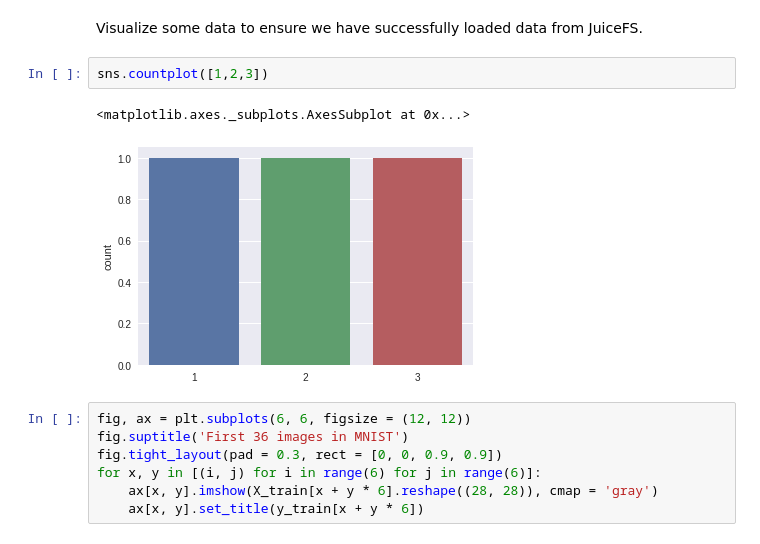
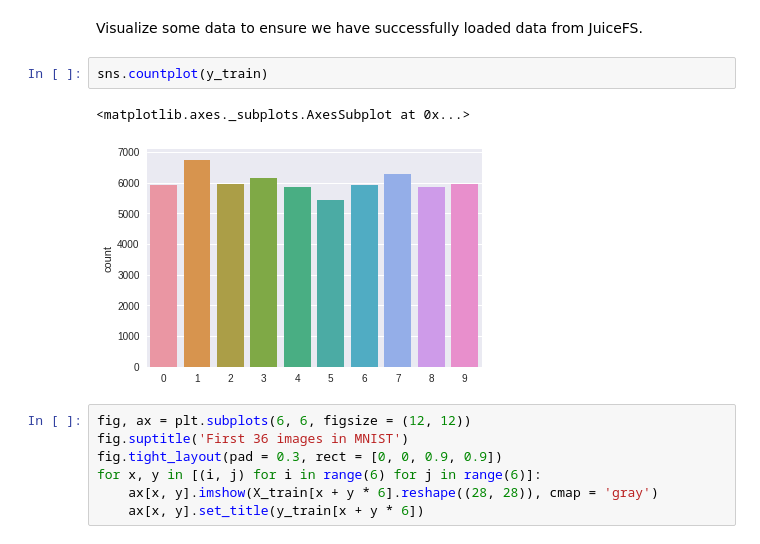
Before and after one commit to juicedata/juicefs-deeplearning-tutorials, a Jupyter notebook: 01.Getting-Started.ipynb, the cells around one changed output. Saved outputs shown, nothing was run; the diff lists cells and outputs as text.

```diff
--- a/01.Getting-Started.ipynb
+++ b/01.Getting-Started.ipynb
@@ -72,10 +72,10 @@ with np.load('/jfs/mnist.npz') as f:
 # %% [markdown]
 Visualize some data to ensure we have successfully loaded data from JuiceFS.
 # %%
-sns.countplot([1,2,3])
+sns.countplot(y_train)
 # %% [output]
 <matplotlib.axes._subplots.AxesSubplot at 0x...>
-[figure, old version]
+[figure, new version]
 # %%
 fig, ax = plt.subplots(6, 6, figsize = (12, 12))
 fig.suptitle('First 36 images in MNIST')
```
